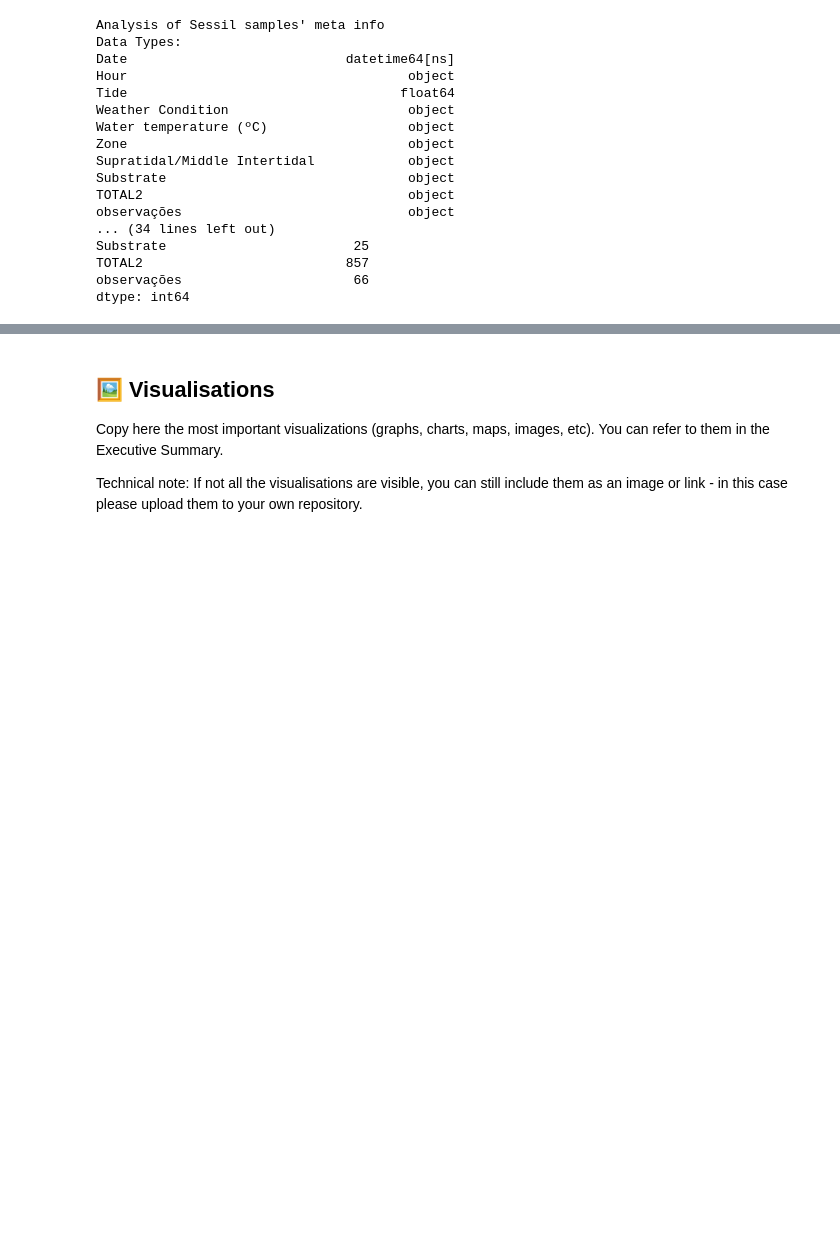
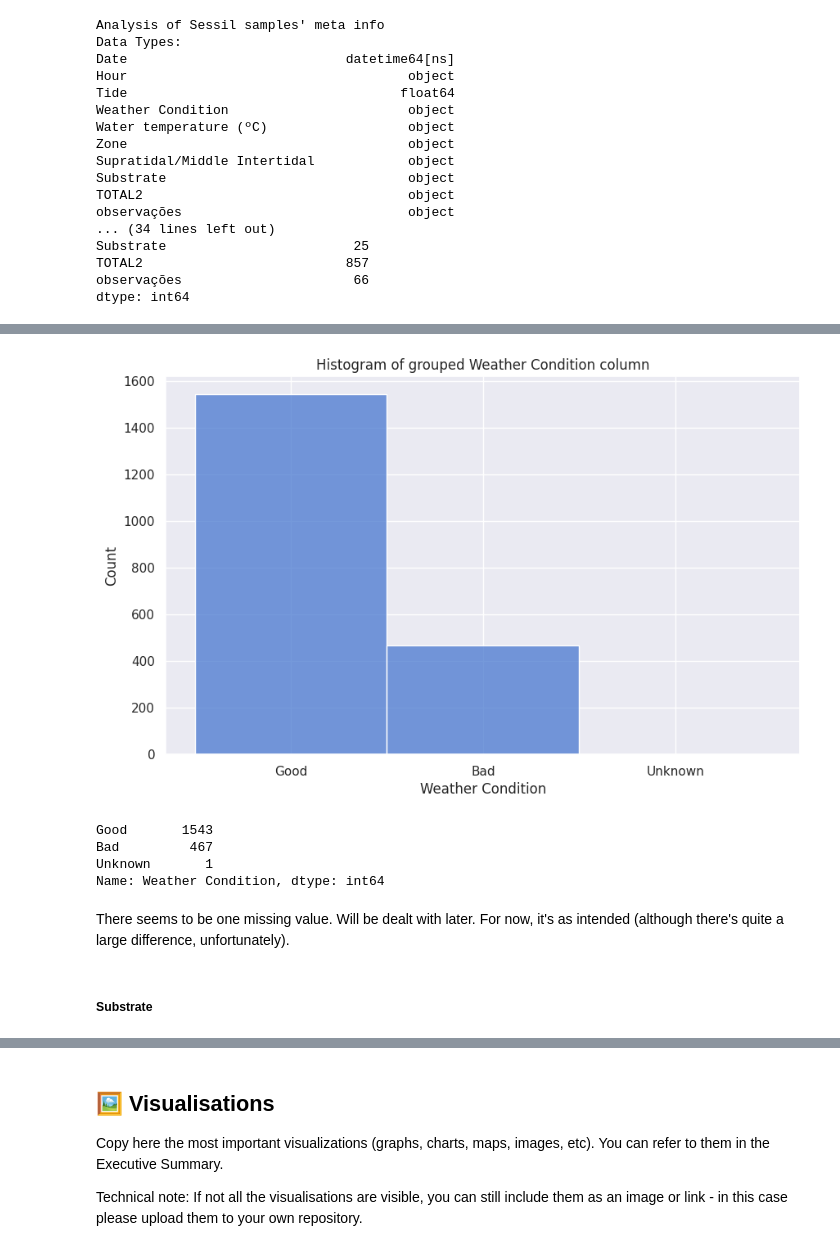
Before and after one commit to duarteoliper/WDL2_2023, a Jupyter notebook: Submission_phase_2.ipynb, the cells around one changed output, grey strips where cells are left out. Saved outputs shown, nothing was run; the diff lists cells and outputs as text; code cells hidden in the pictures; blank space fills up the shorter version.

```diff
--- a/Submission_phase_2.ipynb
+++ b/Submission_phase_2.ipynb
@@ -217,0 +347,32 @@ dtype: int64
+# %%
+def weather_group(weather):
+    if pd.isna(weather):  # Handle NaN or None values
+        return 'Unknown'
+    elif 'Clear sky' in weather:
+        return 'Good'
+    elif 'Sunny' in weather:
+        return 'Good'
+    elif 'Sunny and Windy' in weather:
+        return 'Good'
+    else:
+        return 'Bad'
+# %%
+sessil_meta_info_df['Weather Condition'] = sessil_meta_info_df['Weather Condition'].apply(weather_group)
+# %%
+plt.figure(figsize=(10,6))
+sns.histplot(data=sessil_meta_info_df, x='Weather Condition')
+plt.title('Histogram of grouped Weather Condition column')
+plt.show()
+# %% [output]
+[figure, added]
+# %%
+sessil_meta_info_df['Weather Condition'].value_counts()
+# %% [output]
+Good       1543
+Bad         467
+Unknown       1
+Name: Weather Condition, dtype: int64
+# %% [markdown]
+There seems to be one missing value. Will be dealt with later. For now, it's as intended (although there's quite a large difference, unfortunately).
+# %% [markdown]
+##### Substrate
```
Also changed, not shown: parts of 93 cells of this notebook, 3 other files.
